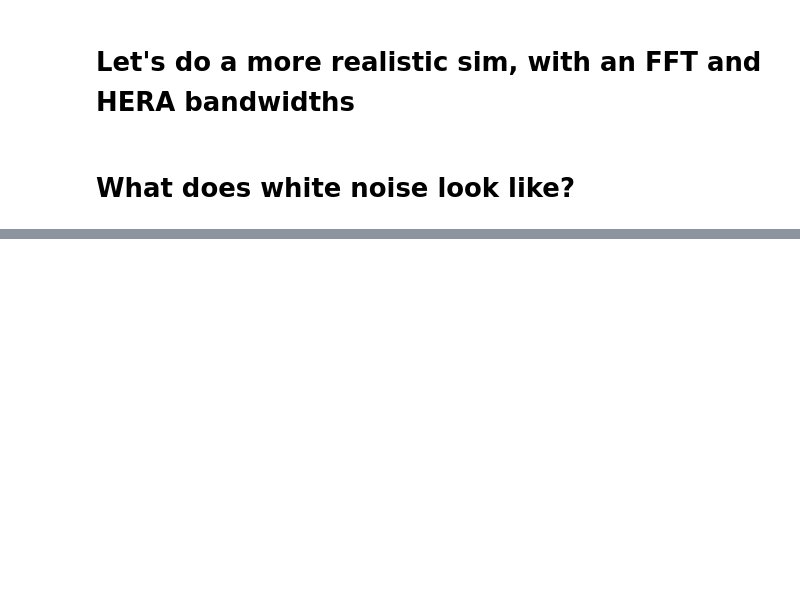
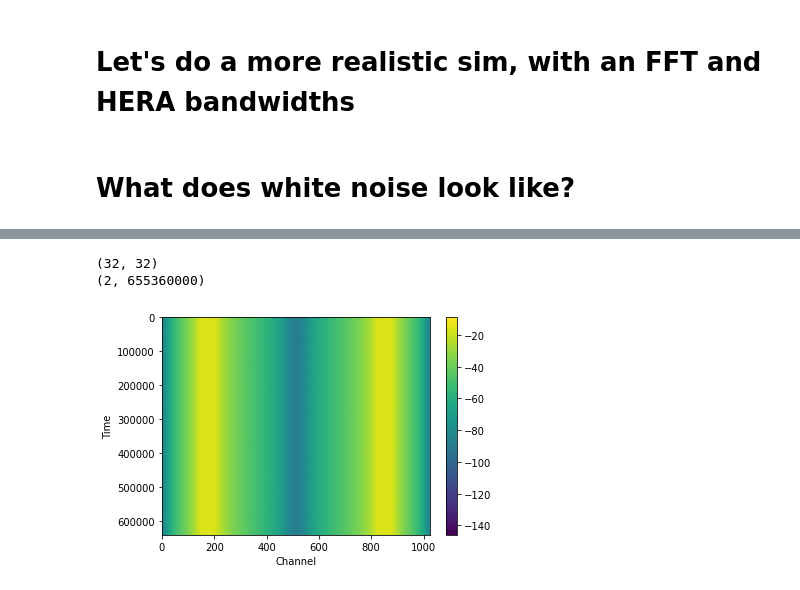
Before and after one commit to lmberkhout/walsh_sims, a Jupyter notebook: psdemo.ipynb, the cells around one changed output, grey strips where cells are left out. Cells and saved outputs as stored; diff of their text form; code cells hidden in the pictures; blank space fills up the shorter version.

```diff
--- a/psdemo.ipynb
+++ b/psdemo.ipynb
@@ -682,25 +755,28 @@ def pfb_spectrometer_walsh(x, n_taps, n_chan, n_int, window_fn="hamming"):
 
     #extend the number of samples for the walsh function to match the signal length
     print(walsh_matrix.shape)
-    period_base = x.shape[0]/32
-    walshextended = np.zeros((32,x.shape[0]))
+    period_base = len(x)//32
+    walshextended = np.zeros((2,len(x)))
     print(walshextended.shape)
-    for i in range(32):
-    n= 0
-    n2 = period_base
-    for j in range(32):
-        extended = np.array(walsh_matrix[i][j].repeat(period_base))
-        walshextended[i][n:n2] = extended
-        n += period_base
-        n2 += period_base
+    for i in range(2):
+        n= 0
+        n2 = period_base
+        for j in range(32):
+            extended = np.array(walsh_matrix[i][j].repeat(period_base))
+            walshextended[i][n:n2] = extended
+            n += period_base
+            n2 += period_base
 
     #apply walsh function
-    modulated = walshextended*x
+    modulated = walshextended[0]*x
+    modulated2 = walshextended[1]*x
+    # Apply frontend, take FFT, then take power (i.e. square)
 
-    # Apply frontend, take FFT, then take power (i.e. square)
-    x_fir = pfb_fir_frontend(x, win_coeffs, M, P)
-    x_pfb = fft(x_fir, P)
-    #x_psd = np.abs(x_pfb)**2
+    x_fir1 = pfb_fir_frontend(modulated, win_coeffs, M, P)
+    x_fir2 = pfb_fir_frontend(modulated2, win_coeffs, M, P)
+    x_pfb = fft(x_fir1, P)
+    x_pfb2 = fft(x_fir2, P)
+    x_psd = x_pfb*x_pfb2
 
     # Trim array so we can do time integration
     x_psd = x_pfb[:np.round(x_psd.shape[0]//n_int)*n_int]
@@ -711,12 +787,17 @@ def pfb_spectrometer_walsh(x, n_taps, n_chan, n_int, window_fn="hamming"):
 
     return x_psd
 # %%
-result_spectrum_walsh =  pfb_spectrometer(band_limited_noise, n_taps=M, n_chan=P, n_int=1, window_fn="hamming")
+result_spectrum_walsh =  pfb_spectrometer_walsh(band_limited_noise, n_taps=M, n_chan=P, n_int=1, window_fn="hamming")
+# %% [output]
+(32, 32)
+(2, 655360000)
 # %%
-plt.imshow(db(result_spectrum_walsh), cmap='viridis', aspect='auto')
+plt.imshow(db(abs(result_spectrum_walsh)), cmap='viridis', aspect='auto')
 plt.colorbar()
 plt.xlabel("Channel")
 plt.ylabel("Time")
 plt.show()
+# %% [output]
+[figure, added]
 # %%
 plt.plot(db(result_spectrum_walsh[0]))
```
Also changed, not shown: parts of 37 cells of this notebook.
